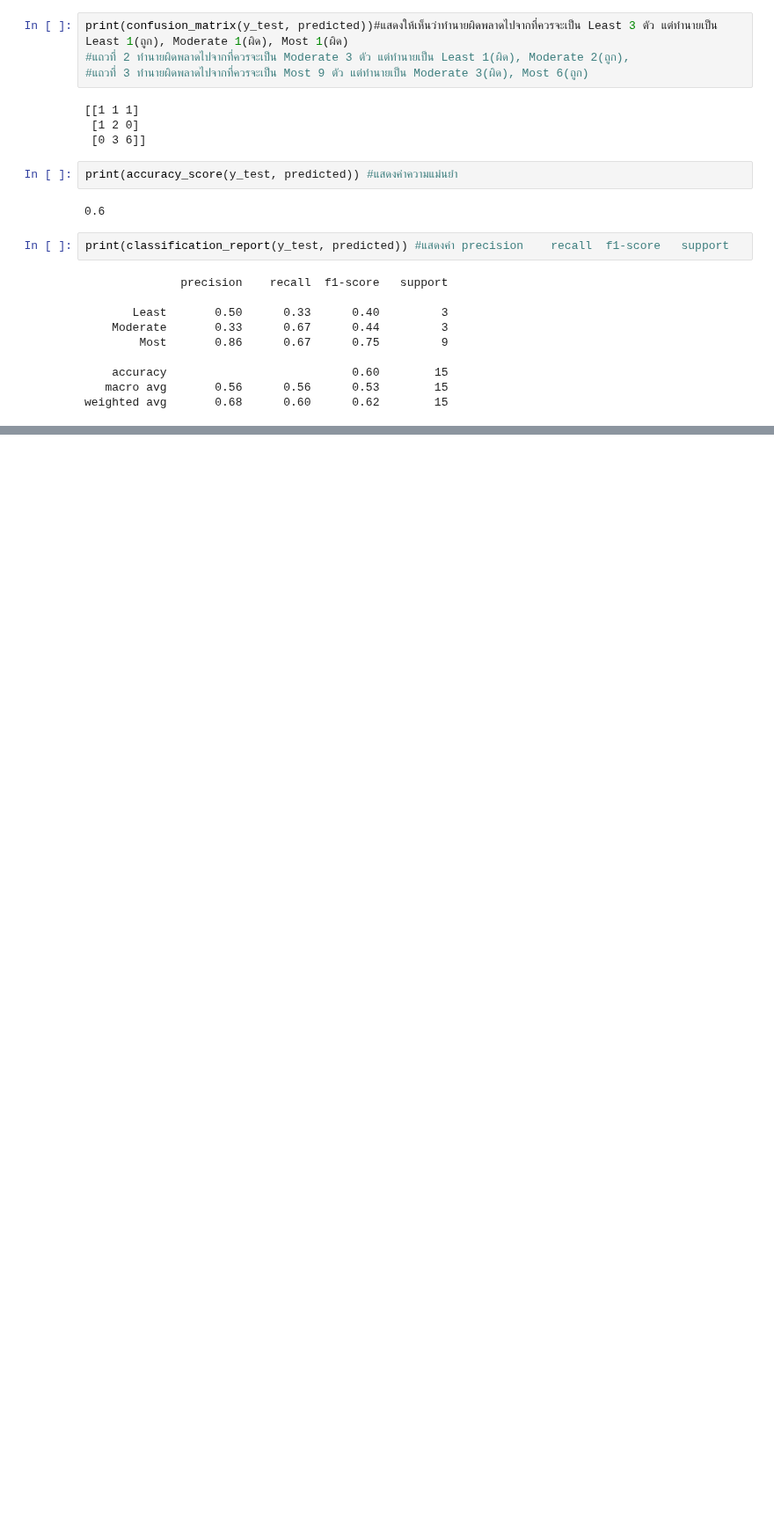
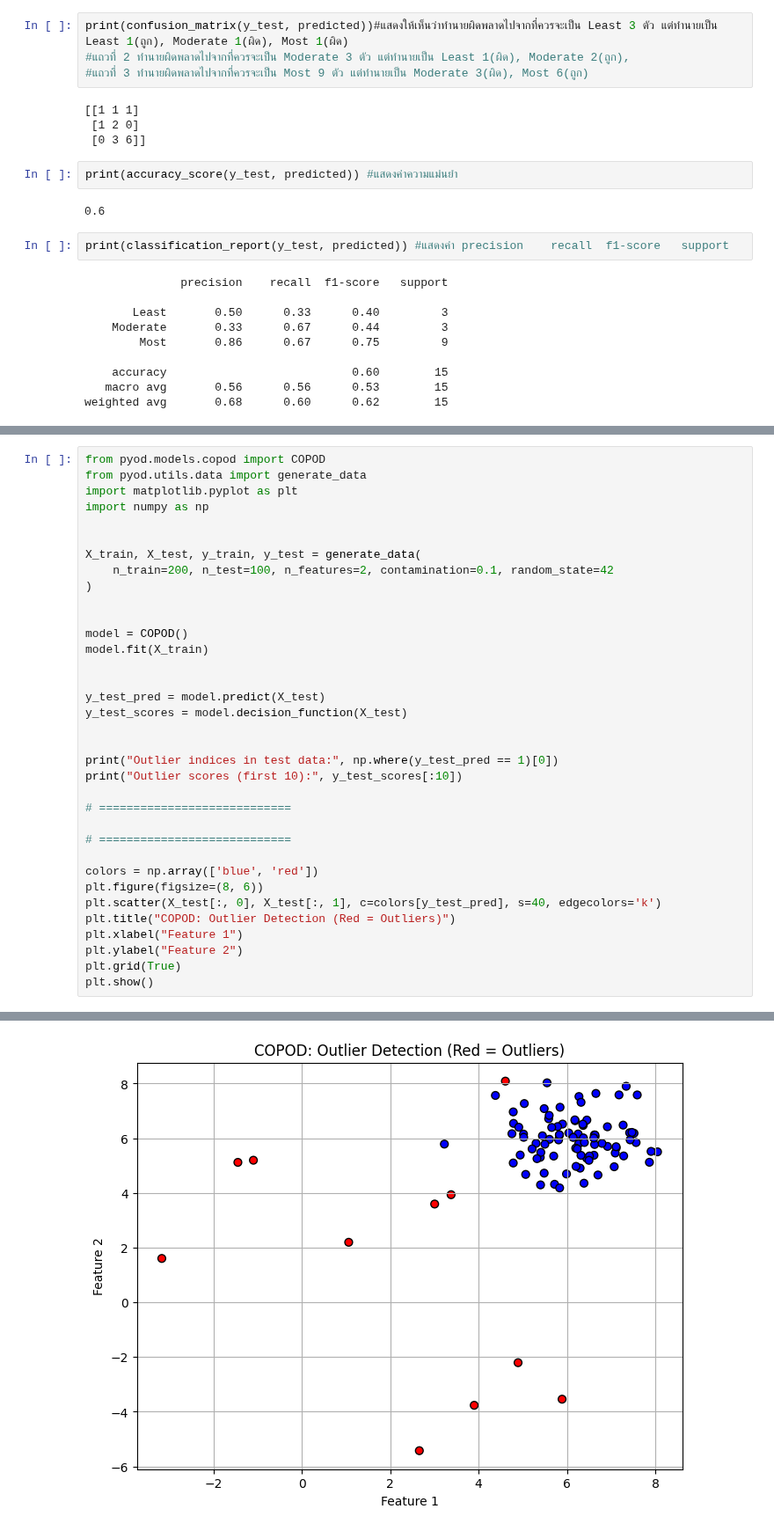
Before and after one commit to Adibank/DPDM, a Jupyter notebook: Project.ipynb, the cells around one changed output, grey strips where cells are left out. Shown at 88% size. Cells and saved outputs as stored; diff of their text form; blank space fills up the shorter version.

```diff
--- a/Project.ipynb
+++ b/Project.ipynb
@@ -1077,0 +1122,36 @@ weighted avg       0.68      0.60      0.62        15
+# %%
+from pyod.models.copod import COPOD
+from pyod.utils.data import generate_data
+import matplotlib.pyplot as plt
+import numpy as np
+
+
+X_train, X_test, y_train, y_test = generate_data(
+    n_train=200, n_test=100, n_features=2, contamination=0.1, random_state=42
+)
+
+
+model = COPOD()
+model.fit(X_train)
+
+
+y_test_pred = model.predict(X_test)
+y_test_scores = model.decision_function(X_test)
+
+
+print("Outlier indices in test data:", np.where(y_test_pred == 1)[0])
+print("Outlier scores (first 10):", y_test_scores[:10])
+
+# ============================
+
+# ============================
+
+colors = np.array(['blue', 'red'])
+plt.figure(figsize=(8, 6))
+plt.scatter(X_test[:, 0], X_test[:, 1], c=colors[y_test_pred], s=40, edgecolors='k')
+plt.title("COPOD: Outlier Detection (Red = Outliers)")
+plt.xlabel("Feature 1")
+plt.ylabel("Feature 2")
+plt.grid(True)
+plt.show()
+# %% [output]
@@ -1077,0 +1161 @@ weighted avg       0.68      0.60      0.62        15
+[figure, added]
```
Also changed, not shown: parts of 3 cells of this notebook.
